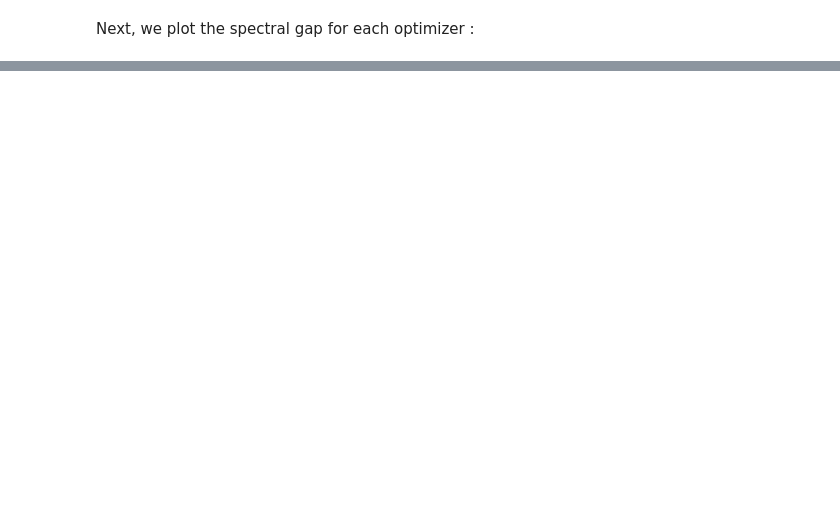
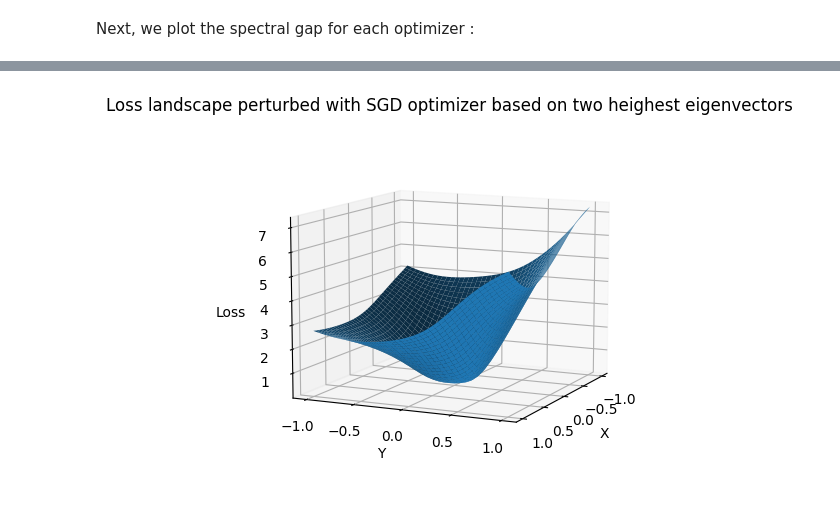
Before and after one commit to albias1996/OptML_project, a Jupyter notebook: plotting_results.ipynb, the cells around one changed output, grey strips where cells are left out. Cells and saved outputs as stored; diff of their text form; code cells hidden in the pictures; blank space fills up the shorter version.

```diff
--- a/plotting_results.ipynb
+++ b/plotting_results.ipynb
@@ -44,22 +41,26 @@ The autoreload extension is already loaded. To reload it, use:
 adagrad_grad_norms = np.loadtxt('./checkpoints/adagrad_grad_norms')
 adagrad_spectral_gap = np.loadtxt('./checkpoints/adagrad_spectral_gap')
 adagrad_loss_list = np.loadtxt('./checkpoints/adagrad_loss_list')
+adagrad_3d_loss = np.loadtxt('./checkpoints/adagrad_3d_loss')
 
 
 #load adam data
 adam_grad_norms = np.loadtxt('./checkpoints/adam_grad_norms')
 adam_spectral_gap = np.loadtxt('./checkpoints/adam_spectral_gap')
 adam_loss_list = np.loadtxt('./checkpoints/adam_loss_list')
+adam_3d_loss = np.loadtxt('./checkpoints/adam_3d_loss')
 
 #load sgd data
 sgd_grad_norms = np.loadtxt('./checkpoints/sgd_grad_norms')
 sgd_spectral_gap = np.loadtxt('./checkpoints/sgd_spectral_gap')
 sgd_loss_list = np.loadtxt('./checkpoints/sgd_loss_list')
+sgd_3d_loss = np.loadtxt('./checkpoints/sgd_3d_loss')
 
 #load adahessian data
 adahessian_grad_norms = np.loadtxt('./checkpoints/adahessian_grad_norms')
 adahessian_spectral_gap = np.loadtxt('./checkpoints/adahessian_spectral_gap')
 adahessian_loss_list = np.loadtxt('./checkpoints/adahessian_loss_list')
+adahessian_3d_loss = np.loadtxt('./checkpoints/adahessian_3d_loss')
 # %% [markdown]
 Let's now plot the gradient norms for each optimizer :
 # %%
@@ -116,0 +120,22 @@ Text(0.08, 0.5, 'Loss [-]')
+# %%
+def plot_3d_loss_landscape(X, Y, loss, method, elev_angle, azim_angle):
+    """
+    Function to visualize the loss landscape function in 3D
+    """
+    fig = plt.figure()
+    ax = plt.axes(projection='3d')
+    ax.plot_surface(X, Y, loss)
+    ax.set_title("Loss landscape perturbed with {} optimizer based on two heighest eigenvectors".format(method))
+    ax.set_xlabel('X')
+    ax.set_ylabel('Y')
+    ax.set_zlabel('Loss')
+    ax.view_init(elev=elev_angle, azim=azim_angle)
+# %%
+steps = 41
+lams =  torch.linspace(-1, 1, steps)
+mus =  torch.linspace(-1, 1, steps)
+X, Y = torch.meshgrid(lams, mus, indexing='xy')
+# %%
+plot_3d_loss_landscape(X.numpy(), Y.numpy(), sgd_3d_loss, "SGD", 10, 25)
+# %% [output]
+[figure, added]
```
Also changed, not shown: parts of 9 cells of this notebook.
